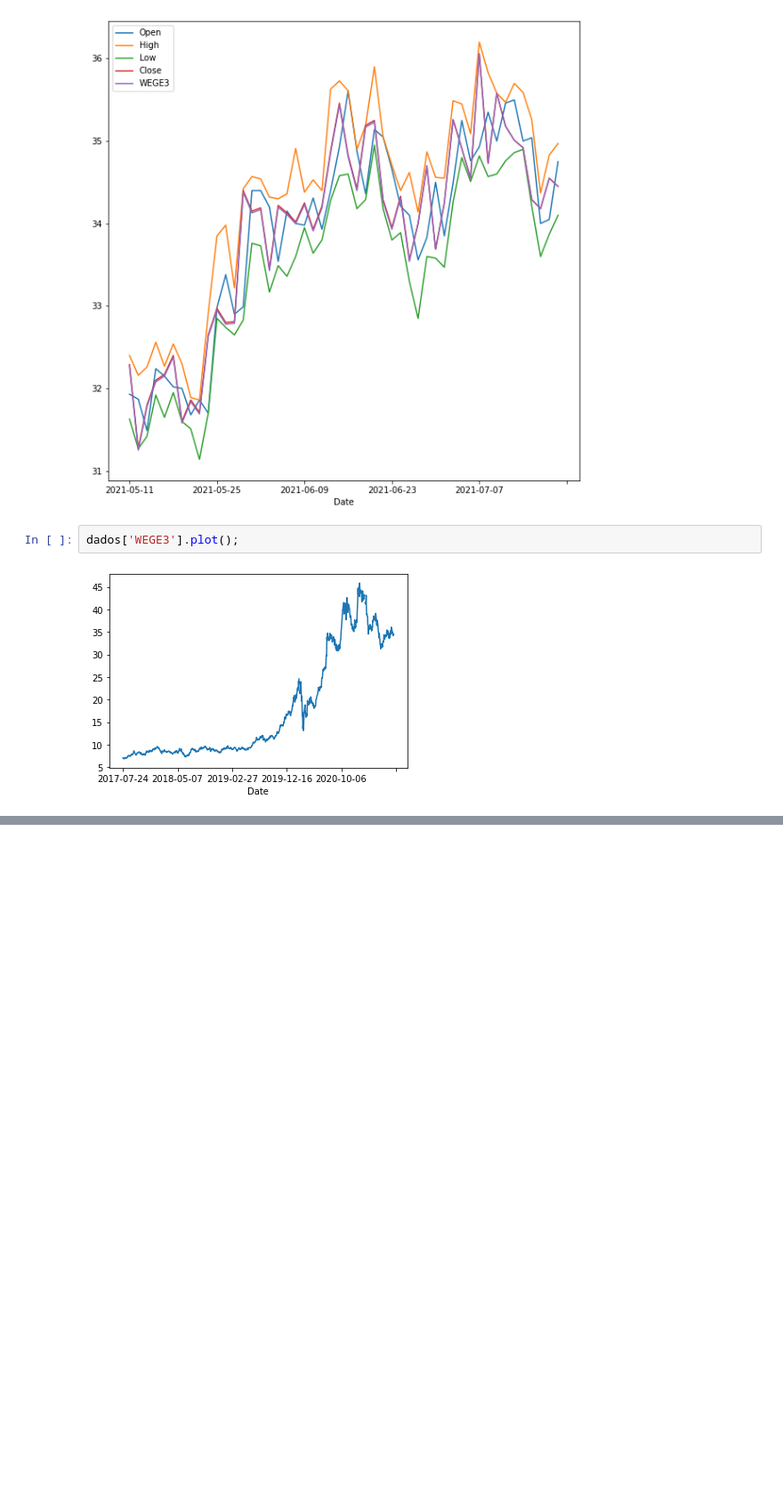
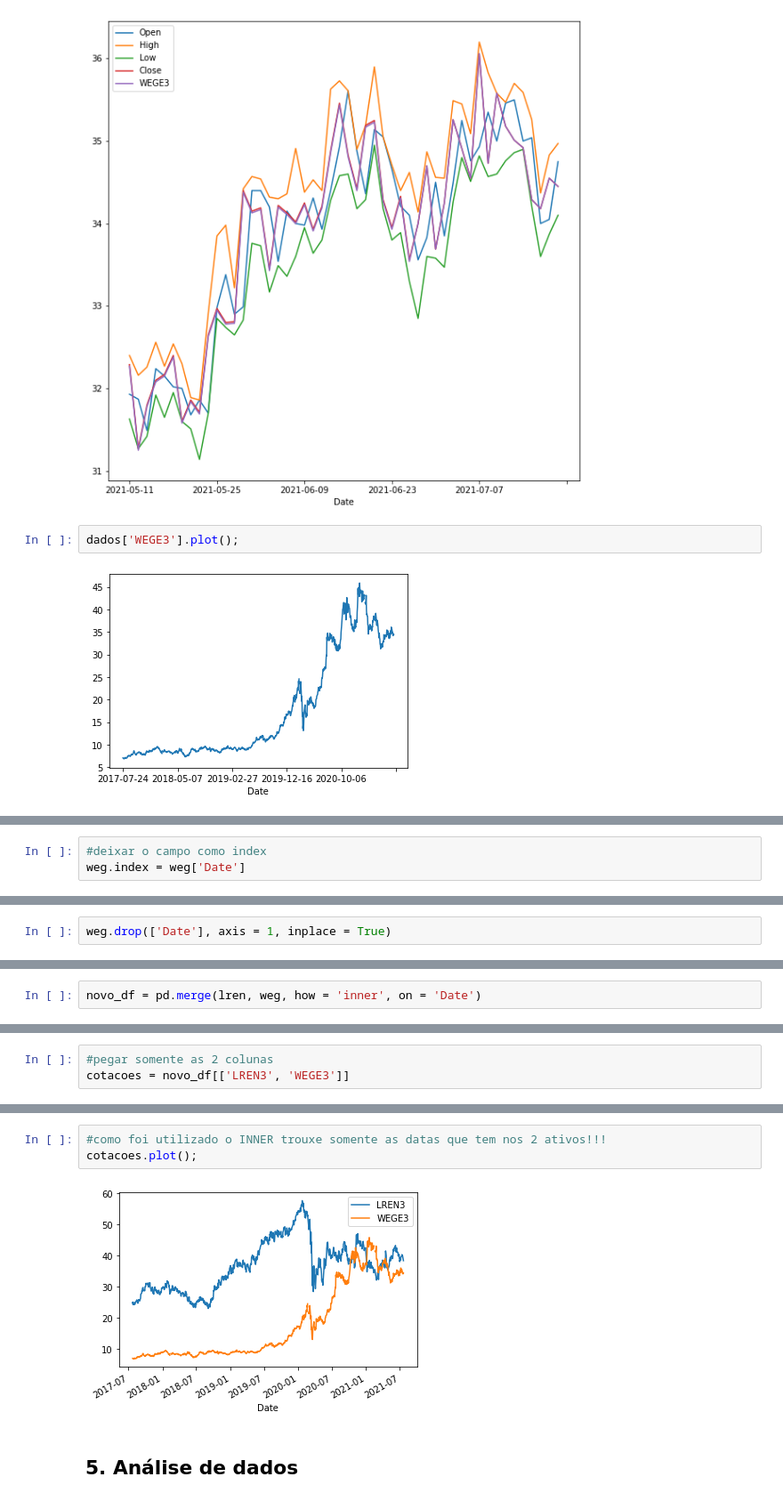
Before and after one commit to robertoricci/Curso-Python-para-Mercado-Financeiro-Trading-com-Dados, a Jupyter notebook: Numpy_e_Pandas.ipynb, the cells around one changed output, grey strips where cells are left out. Shown at 89% size. Cells and saved outputs as stored; diff of their text form; blank space fills up the shorter version.

```diff
--- a/Numpy_e_Pandas.ipynb
+++ b/Numpy_e_Pandas.ipynb
@@ -331,0 +473,3 @@ dados['WEGE3'].plot();
+# %%
+#deixar o campo como index
+weg.index = weg['Date']
@@ -331,0 +486,2 @@ dados['WEGE3'].plot();
+# %%
+weg.drop(['Date'], axis = 1, inplace = True)
@@ -331,0 +498,2 @@ dados['WEGE3'].plot();
+# %%
+novo_df = pd.merge(lren, weg, how = 'inner', on = 'Date')
@@ -331,0 +510,3 @@ dados['WEGE3'].plot();
+# %%
+#pegar somente as 2 colunas
+cotacoes = novo_df[['LREN3', 'WEGE3']]
@@ -331,0 +523,7 @@ dados['WEGE3'].plot();
+# %%
+#como foi utilizado o INNER trouxe somente as datas que tem nos 2 ativos!!!
+cotacoes.plot();
+# %% [output]
+[figure, added]
+# %% [markdown]
+## 5. Análise de dados
```
Also changed, not shown: parts of 41 cells of this notebook.
